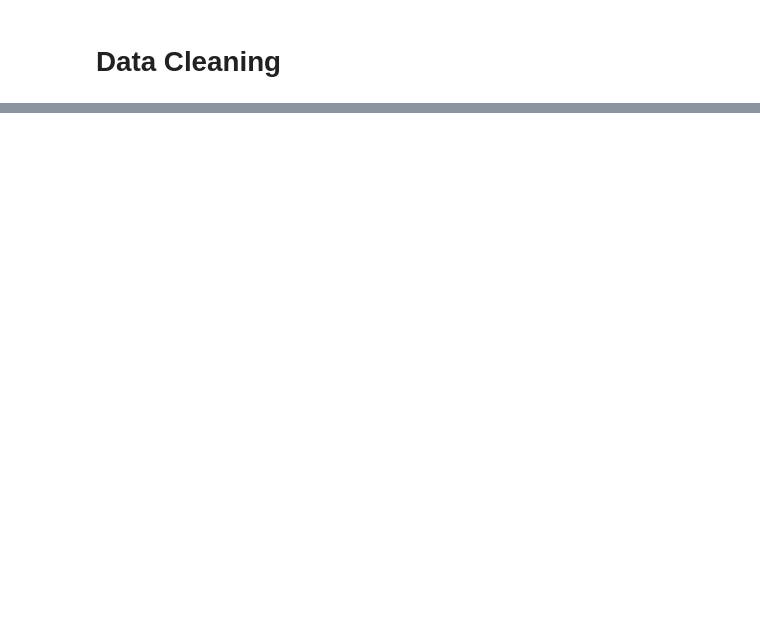
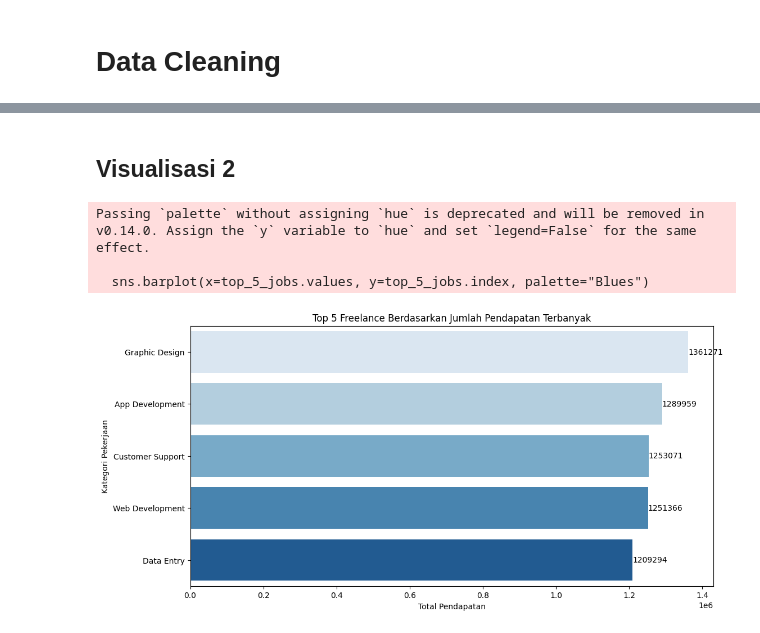
Before and after one commit to dharsalis/PenulisanIlmiah, a Jupyter notebook: PI_Dani.ipynb, the cells around one changed output, grey strips where cells are left out. Cells and saved outputs as stored; diff of their text form; code cells hidden in the pictures; blank space fills up the shorter version.

```diff
--- a/PI_Dani.ipynb
+++ b/PI_Dani.ipynb
@@ -24,0 +156,5 @@ df.info()
+# %%
+# Distribusi Frekuensi
+for col in df:
+  freq = df[col].value_counts()
+  print(f'{col}:\n {freq}\n')
@@ -24,0 +183,11 @@ df.info()
+# %%
+# Merubah Isi Data Pada Kolom Kategorikal
+cat_cols = ['Job_Category', 'Platform', 'Experience_Level', 'Client_Region', 'Payment_Method']
+
+# Label Encoding
+le = LabelEncoder()
+for col in cat_cols:
+  df[col + '_le'] = le.fit_transform(df[col])
+
+print(df.filter(regex='kol[1-5]_').head())
+df_corr = pd.get_dummies(df, columns=cat_cols, prefix=cat_cols, drop_first=True)
@@ -24,0 +210,19 @@ df.info()
+# %% [markdown]
+## Visualisasi 2
+# %%
+# 5 Freelancer job tertinggi berdasarkan pendapatannya
+top_5_jobs = df.groupby('Job_Category')['Earnings_USD'].sum().sort_values(ascending=False).head(5)
+
+plt.figure(figsize=(12, 6))
+sns.barplot(x=top_5_jobs.values, y=top_5_jobs.index, palette="Blues")
+plt.title('Top 5 Freelance Berdasarkan Jumlah Pendapatan Terbanyak')
+plt.xlabel('Total Pendapatan')
+plt.ylabel('Kategori Pekerjaan')
+for i in range(len(top_5_jobs)):
+    plt.text(top_5_jobs.values[i], i, f'{top_5_jobs.values[i]:.0f}', ha='left', va='center')
+plt.show()
+# %% [output]
+Passing `palette` without assigning `hue` is deprecated and will be removed in v0.14.0. Assign the `y` variable to `hue` and set `legend=False` for the same effect.
+
+  sns.barplot(x=top_5_jobs.values, y=top_5_jobs.index, palette="Blues")
+[figure, added]
```
Also changed, not shown: parts of 28 cells of this notebook.
